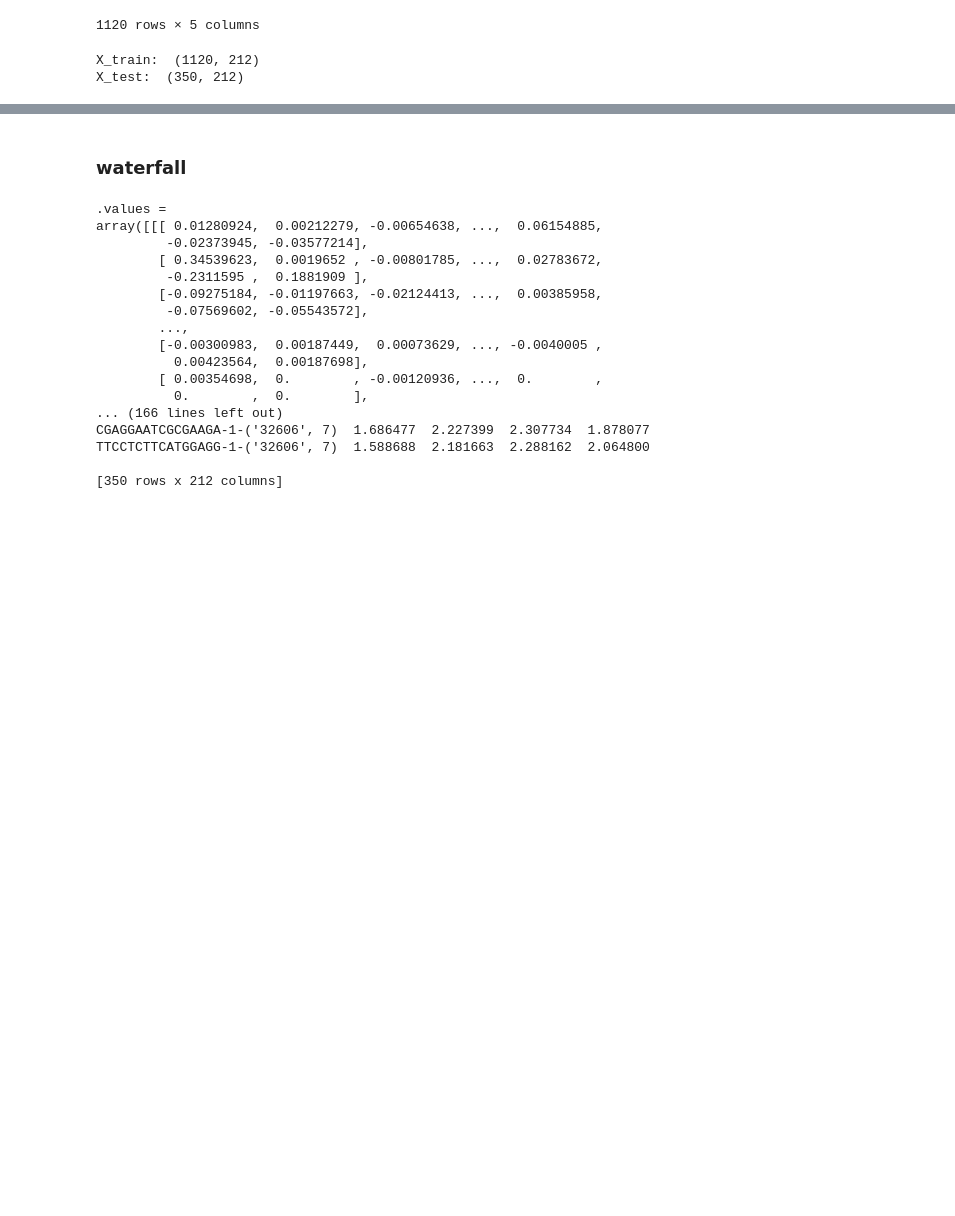
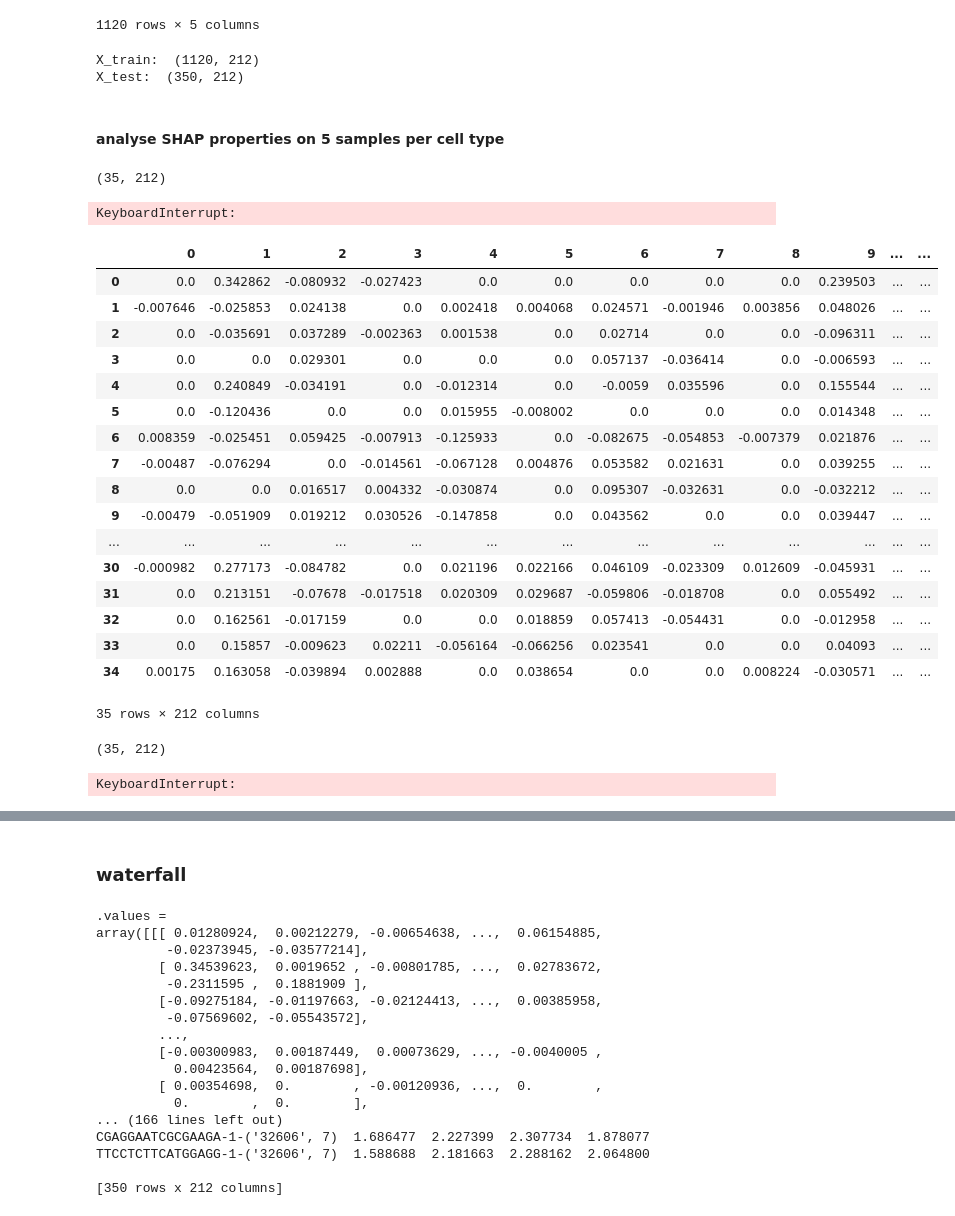
Before and after one commit to valentina-kg/open-problems-multimodal-3rd-solution, a Jupyter notebook: code/4.model/pred/shap.ipynb, the cells around one changed output, grey strips where cells are left out. Cells and saved outputs as stored; diff of their text form; code cells hidden in the pictures; blank space fills up the shorter version.

Commit message:
shap properties

```diff
--- a/code/4.model/pred/shap.ipynb
+++ b/code/4.model/pred/shap.ipynb
@@ -422,3 +420,14 @@ X_train:  (1120, 212)
 X_test:  (350, 212)
 # %%
 # np.save('shap_values_16_50_samples_p_ct_distr.npy', np.array(shap_values_16_p, dtype=object), allow_pickle=True)
+# %% [markdown]
+#### analyse SHAP properties on 5 samples per cell type
+# %%
+X_test_p = ad.read_h5ad('private_test_input_128_svd_5_samples.h5ad')
+X_test_p.shape
+# %% [output]
+(35, 212)
+# %%
+shap_values_16_p_5 = explainer16_p.shap_values(X_test_p.to_df(), nsamples=300)
+# %% [output]
+KeyboardInterrupt:
@@ -424,0 +436,34 @@ X_test:  (350, 212)
+# %%
+shap_values_16_p_5 = np.load('shap_values_16_p_5_properties.npy', allow_pickle=True)
+# %%
+pd.DataFrame(shap_values_16_p_5[0])
+# %% [output]
+|  | 0 | 1 | 2 | 3 | 4 | 5 | 6 | 7 | 8 | 9 | ... | ... |
+| 0 | 0.0 | 0.342862 | -0.080932 | -0.027423 | 0.0 | 0.0 | 0.0 | 0.0 | 0.0 | 0.239503 | ... | ... |
+| 1 | -0.007646 | -0.025853 | 0.024138 | 0.0 | 0.002418 | 0.004068 | 0.024571 | -0.001946 | 0.003856 | 0.048026 | ... | ... |
+| 2 | 0.0 | -0.035691 | 0.037289 | -0.002363 | 0.001538 | 0.0 | 0.02714 | 0.0 | 0.0 | -0.096311 | ... | ... |
+| 3 | 0.0 | 0.0 | 0.029301 | 0.0 | 0.0 | 0.0 | 0.057137 | -0.036414 | 0.0 | -0.006593 | ... | ... |
+| 4 | 0.0 | 0.240849 | -0.034191 | 0.0 | -0.012314 | 0.0 | -0.0059 | 0.035596 | 0.0 | 0.155544 | ... | ... |
+| 5 | 0.0 | -0.120436 | 0.0 | 0.0 | 0.015955 | -0.008002 | 0.0 | 0.0 | 0.0 | 0.014348 | ... | ... |
+| 6 | 0.008359 | -0.025451 | 0.059425 | -0.007913 | -0.125933 | 0.0 | -0.082675 | -0.054853 | -0.007379 | 0.021876 | ... | ... |
+| 7 | -0.00487 | -0.076294 | 0.0 | -0.014561 | -0.067128 | 0.004876 | 0.053582 | 0.021631 | 0.0 | 0.039255 | ... | ... |
+| 8 | 0.0 | 0.0 | 0.016517 | 0.004332 | -0.030874 | 0.0 | 0.095307 | -0.032631 | 0.0 | -0.032212 | ... | ... |
+| 9 | -0.00479 | -0.051909 | 0.019212 | 0.030526 | -0.147858 | 0.0 | 0.043562 | 0.0 | 0.0 | 0.039447 | ... | ... |
+| ... | ... | ... | ... | ... | ... | ... | ... | ... | ... | ... | ... | ... |
+| 30 | -0.000982 | 0.277173 | -0.084782 | 0.0 | 0.021196 | 0.022166 | 0.046109 | -0.023309 | 0.012609 | -0.045931 | ... | ... |
+| 31 | 0.0 | 0.213151 | -0.07678 | -0.017518 | 0.020309 | 0.029687 | -0.059806 | -0.018708 | 0.0 | 0.055492 | ... | ... |
+| 32 | 0.0 | 0.162561 | -0.017159 | 0.0 | 0.0 | 0.018859 | 0.057413 | -0.054431 | 0.0 | -0.012958 | ... | ... |
+| 33 | 0.0 | 0.15857 | -0.009623 | 0.02211 | -0.056164 | -0.066256 | 0.023541 | 0.0 | 0.0 | 0.04093 | ... | ... |
+| 34 | 0.00175 | 0.163058 | -0.039894 | 0.002888 | 0.0 | 0.038654 | 0.0 | 0.0 | 0.008224 | -0.030571 | ... | ... |
+35 rows × 212 columns
+# %%
+X_test_p_dummy = X_test_p.to_df()
+X_test_p_dummy['base_svd_0'] = 1.0
+X_test_p_dummy = X_test_p_dummy.astype({'base_svd_0': 'float32'})
+X_test_p_dummy.shape
+# %% [output]
+(35, 212)
+# %%
+shap_values_16_p_5_dummy = explainer16_p.shap_values(X_test_p_dummy, nsamples=300)
+# %% [output]
+KeyboardInterrupt:
```
Also changed, not shown: parts of 13 cells of this notebook, 7 other files.
